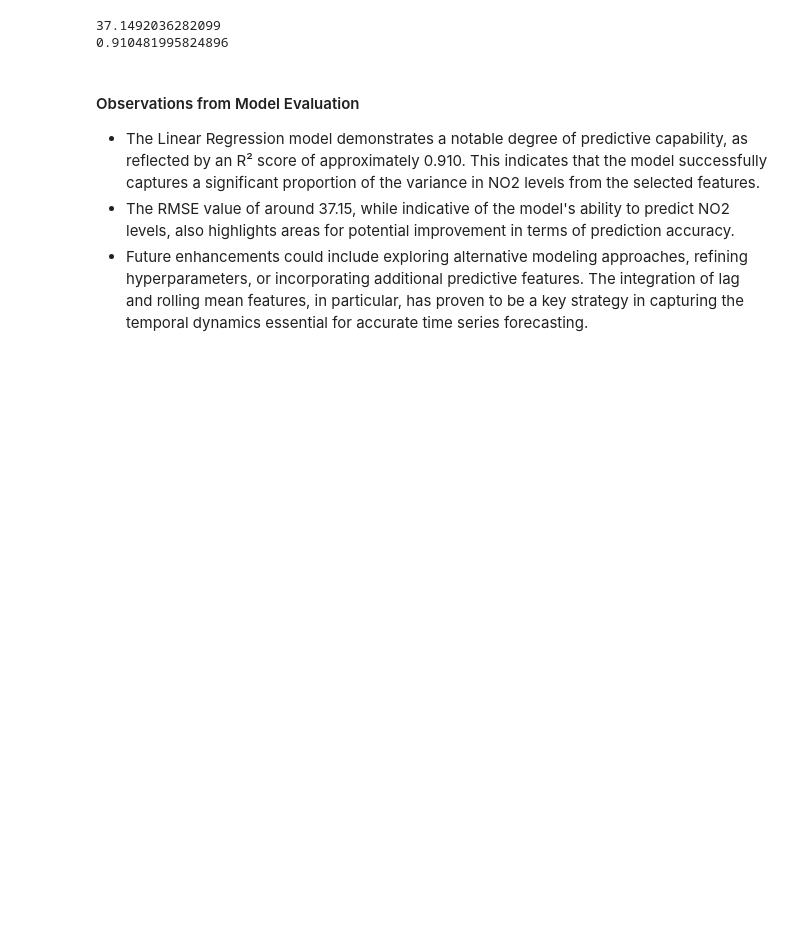
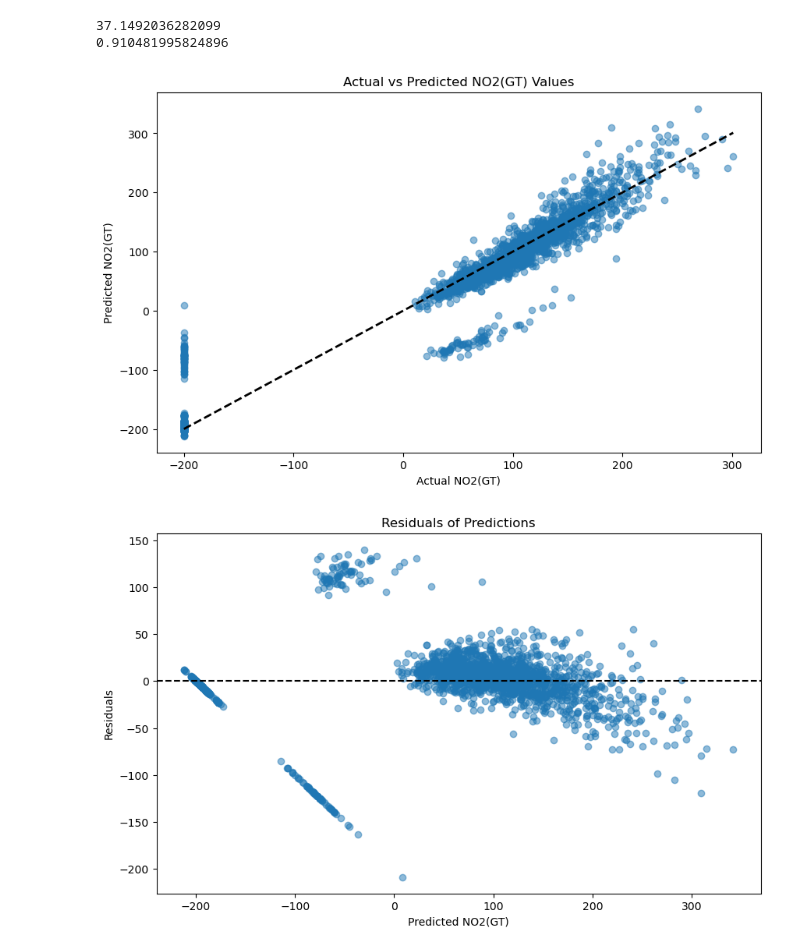
Before and after one commit to adityaanilshukla/Urban-air-analysis, a Jupyter notebook: data_science.ipynb, the cells around one changed output. Cells and saved outputs as stored; diff of their text form; code cells hidden in the pictures; blank space fills up the shorter version.

```diff
--- a/data_science.ipynb
+++ b/data_science.ipynb
@@ -318,8 +352,27 @@ print(r2)
 # %% [output]
 37.1492036282099
 0.910481995824896
-# %% [markdown]
-#### Observations from Model Evaluation
-- The Linear Regression model demonstrates a notable degree of predictive capability, as reflected by an R² score of approximately 0.910. This indicates that the model successfully captures a significant proportion of the variance in NO2 levels from the selected features.
-- The RMSE value of around 37.15, while indicative of the model's ability to predict NO2 levels, also highlights areas for potential improvement in terms of prediction accuracy.
-- Future enhancements could include exploring alternative modeling approaches, refining hyperparameters, or incorporating additional predictive features. The integration of lag and rolling mean features, in particular, has proven to be a key strategy in capturing the temporal dynamics essential for accurate time series forecasting.
+# %%
+import matplotlib.pyplot as plt
+
+# Scatter Plot of Actual vs Predicted values
+plt.figure(figsize=(10, 6))
+plt.scatter(y_test, y_pred, alpha=0.5)
+plt.xlabel('Actual NO2(GT)')
+plt.ylabel('Predicted NO2(GT)')
+plt.title('Actual vs Predicted NO2(GT) Values')
+plt.plot([y_test.min(), y_test.max()], [y_test.min(), y_test.max()], 'k--', lw=2)  # Line showing perfect predictions
+plt.show()
+
+# Residuals Plot
+residuals = y_test - y_pred
+plt.figure(figsize=(10, 6))
+plt.scatter(y_pred, residuals, alpha=0.5)
+plt.xlabel('Predicted NO2(GT)')
+plt.ylabel('Residuals')
+plt.title('Residuals of Predictions')
+plt.axhline(y=0, color='k', linestyle='--')
+plt.show()
+# %% [output]
+[figure, added]
+[figure, added]
```
Also changed, not shown: parts of 14 cells of this notebook.
